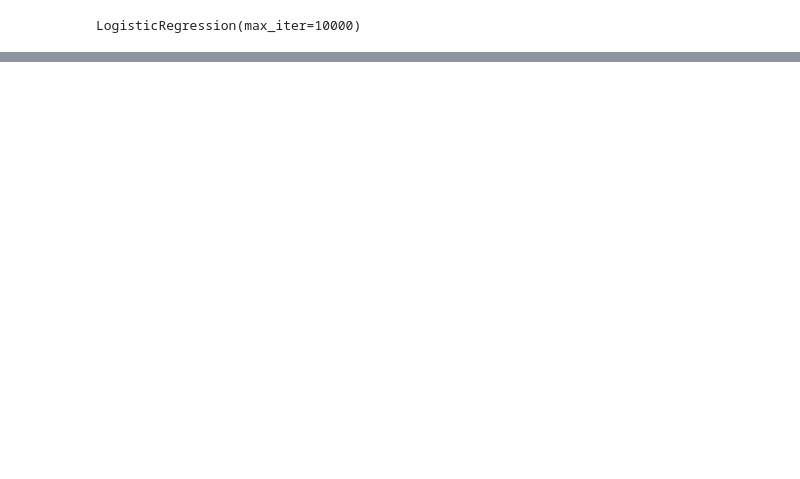
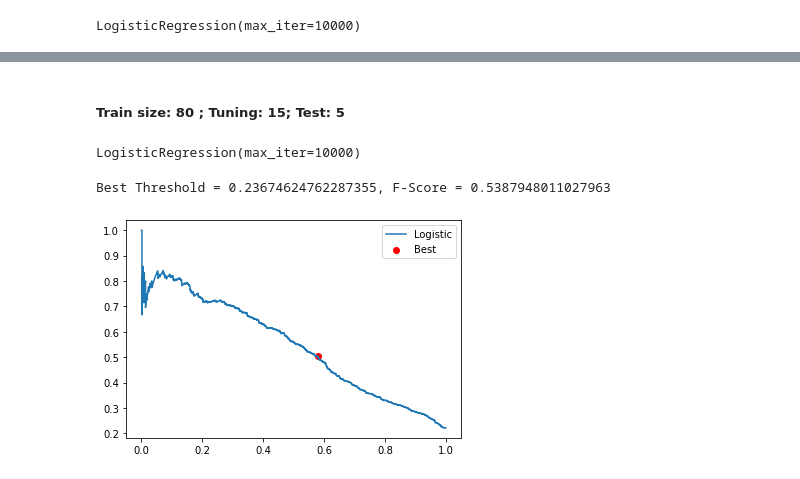
Before and after one commit to JasonLe2411/Credit-Study, a Jupyter notebook: Credit_Study.ipynb, the cells around one changed output, grey strips where cells are left out. Saved outputs shown, nothing was run; the diff lists cells and outputs as text; code cells hidden in the pictures; blank space fills up the shorter version.

```diff
--- a/Credit_Study.ipynb
+++ b/Credit_Study.ipynb
@@ -224 +223,5 @@ X_train1, X_val1, y_train1, y_val1 = train_test_split(X_train1, y_train1, test_s
 X_train1, X_tuning1, y_train1, y_tuning1 = train_test_split(X_train1, y_train1, test_size = 0.1/0.8, random_state = 42, stratify = y_train1)
+# %%
+# 80-15-5
+X_train2, X_test2, y_train2, y_test2 = train_test_split(X, y, test_size = 0.05, random_state = 42, stratify = y)
+X_train2, X_tuning2, y_train2, y_tuning2 = train_test_split(X_train2, y_train2, test_size = 0.15/0.80, random_state = 42, stratify = y_train2)
@@ -305,0 +316,33 @@ f1 score = 0.5174418604651163
+# %% [markdown]
+##### Train size: 80 ; Tuning: 15; Test: 5
+# %%
+#80-15-5
+#Use fit_transform for training data and transform for others
+from sklearn.preprocessing import StandardScaler
+scaler = StandardScaler()
+X_train2_scaled = scaler.fit_transform(X_train2)
+X_test2_scaled = scaler.transform(X_test2)
+X_tuning2_scaled = scaler.transform(X_tuning2)
+
+LR2 = LogisticRegression(max_iter = 10000)
+LR2.fit(X_train2_scaled, y_train2)
+# %% [output]
+LogisticRegression(max_iter=10000)
+# %%
+predictProba = LR2.predict_proba(X_tuning2_scaled)[:, 1]
+precision, recall, thresholds = precision_recall_curve(y_tuning2, predictProba)
+
+fSscores = (2 * precision * recall)/(precision + recall)
+fSscores = [0 if pd.isna(x) else x for x in fSscores]
+# locate the index of the largest f score
+ix = argmax(fSscores)
+
+# plot the roc curve for the model
+plt.plot(recall, precision, label = 'Logistic')
+plt.scatter(recall[ix], precision[ix], marker = 'o', color = 'red', label = 'Best')
+plt.legend()
+
+print("Best Threshold = {}, F-Score = {}".format(thresholds[ix], fSscores[ix]))
+# %% [output]
+Best Threshold = 0.23674624762287355, F-Score = 0.5387948011027963
+[figure, added]
```
Also changed, not shown: parts of 29 cells of this notebook.
